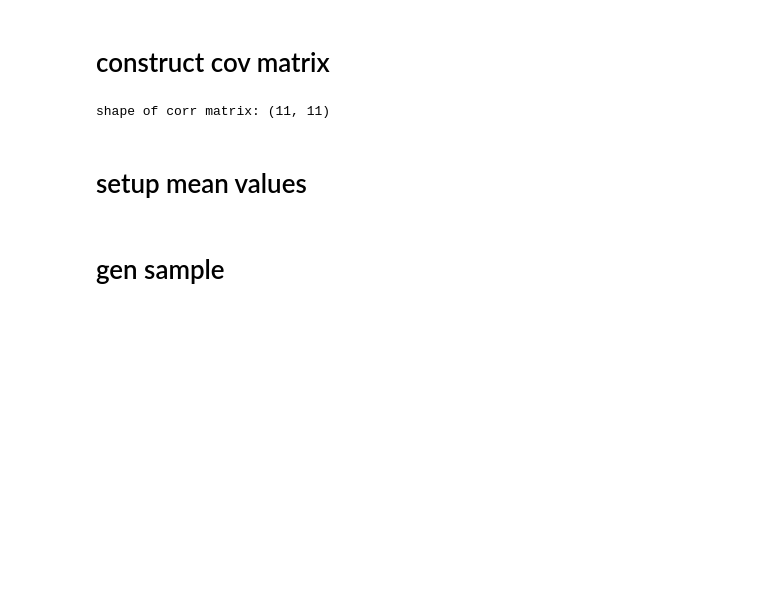
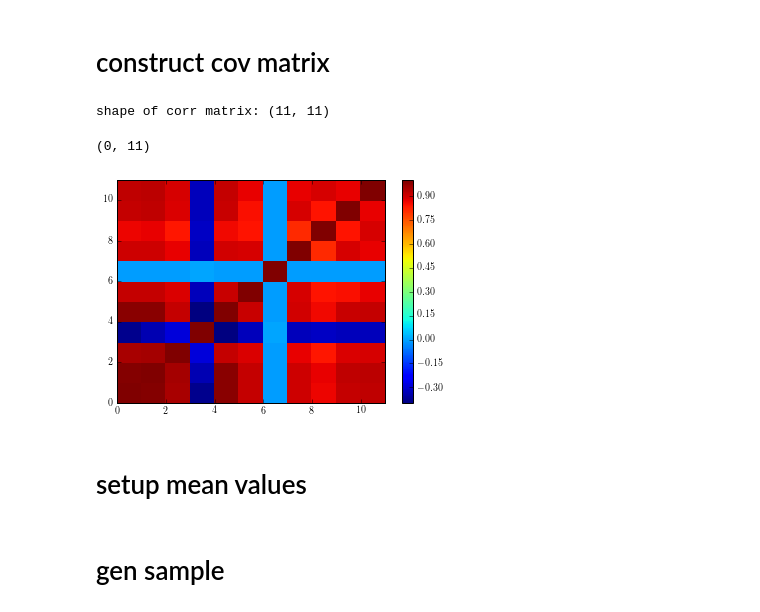
Before and after one commit to liu-tianbo/TMDs, a Jupyter notebook: analysis/parameters.ipynb, the cells around one changed output. Cells and saved outputs as stored; diff of their text form; code cells hidden in the pictures; blank space fills up the shorter version.

```diff
--- a/analysis/parameters.ipynb
+++ b/analysis/parameters.ipynb
@@ -51,8 +51,17 @@ err.append(3.88934e-02)
 err.append(2.64818e+00)
 err=np.array(err)
 cov=np.einsum('ij,i,j->ij',rho,err,err)
+R=np.einsum('ii,ij,jj->ij',1/cov**0.5,cov,1/cov**0.5)
 # %% [output]
 shape of corr matrix: (11, 11)
+# %%
+py.pcolor(R)
+py.colorbar()
+py.xlim(0,11)
+py.ylim(0,11)
+# %% [output]
+(0, 11)
+[figure, added]
 # %% [markdown]
 # setup mean values
 # %%
```
Also changed, not shown: 2 other files.
